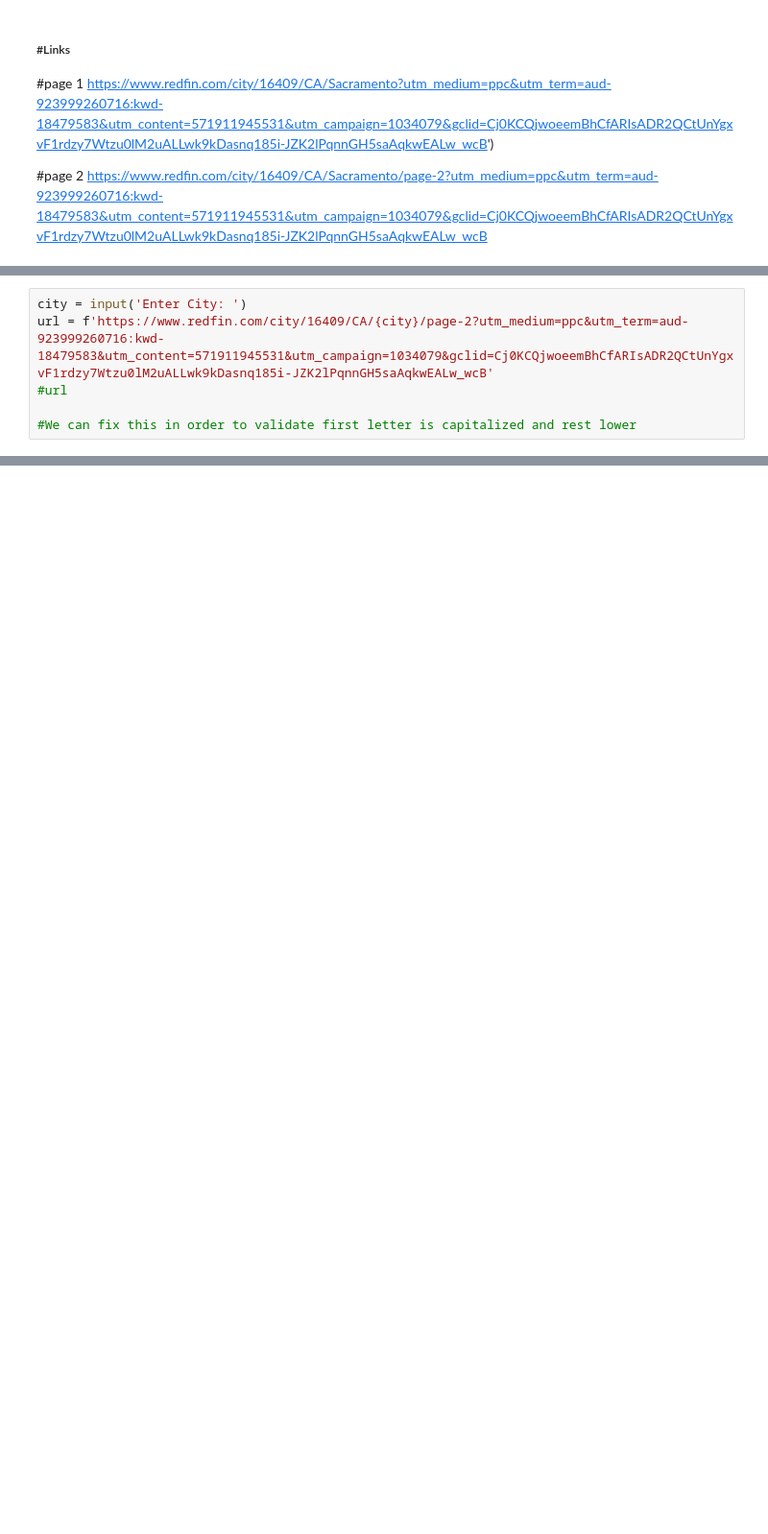
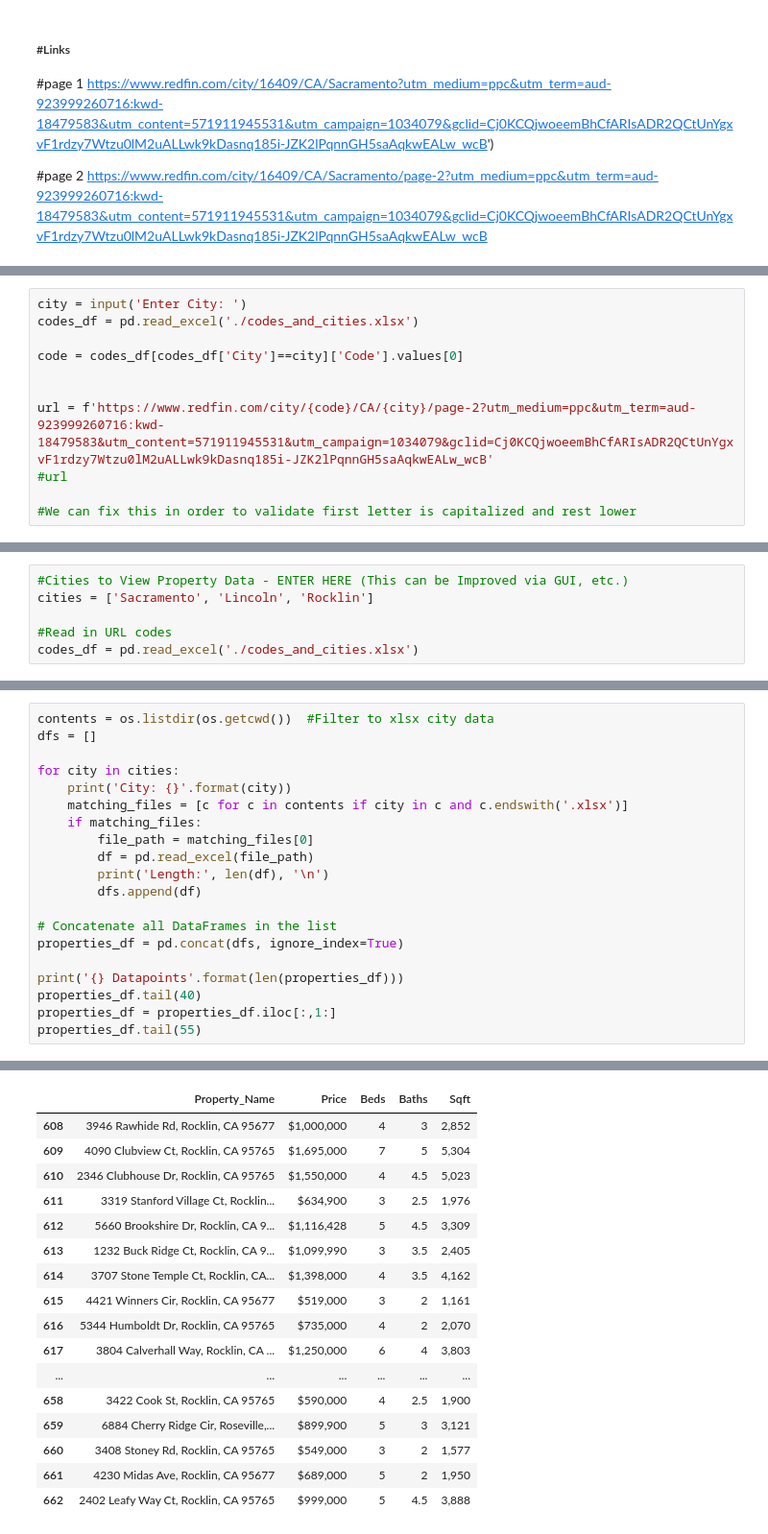
Before and after one commit to Skahlon7/_Spatial_, a Jupyter notebook: Zillow_API/api_fetch.ipynb, the cells around one changed output, grey strips where cells are left out. Shown at 96% size. Cells and saved outputs as stored; diff of their text form; blank space fills up the shorter version.

Commit message:
update
Algo applicable for diff cities

```diff
--- a/Zillow_API/api_fetch.ipynb
+++ b/Zillow_API/api_fetch.ipynb
@@ -199,6 +128,0 @@ property_df
-# %%
-city = input('Enter City: ')
-url = f'https://www.redfin.com/city/16409/CA/{city}/page-2?utm_medium=ppc&utm_term=aud-923999260716:kwd-18479583&utm_content=571911945531&utm_campaign=1034079&gclid=Cj0KCQjwoeemBhCfARIsADR2QCtUnYgxvF1rdzy7Wtzu0lM2uALLwk9kDasnq185i-JZK2lPqnnGH5saAqkwEALw_wcB'
-#url
-
-#We can fix this in order to validate first letter is capitalized and rest lower
@@ -288,0 +199,11 @@ property_df
+# %%
+city = input('Enter City: ')
+codes_df = pd.read_excel('./codes_and_cities.xlsx')
+
+code = codes_df[codes_df['City']==city]['Code'].values[0]
+
+
+url = f'https://www.redfin.com/city/{code}/CA/{city}/page-2?utm_medium=ppc&utm_term=aud-923999260716:kwd-18479583&utm_content=571911945531&utm_campaign=1034079&gclid=Cj0KCQjwoeemBhCfARIsADR2QCtUnYgxvF1rdzy7Wtzu0lM2uALLwk9kDasnq185i-JZK2lPqnnGH5saAqkwEALw_wcB'
+#url
+
+#We can fix this in order to validate first letter is capitalized and rest lower
@@ -288,0 +301,6 @@ property_df
+# %%
+#Cities to View Property Data - ENTER HERE (This can be Improved via GUI, etc.)
+cities = ['Sacramento', 'Lincoln', 'Rocklin']
+
+#Read in URL codes
+codes_df = pd.read_excel('./codes_and_cities.xlsx')
@@ -288,0 +384,21 @@ property_df
+# %%
+contents = os.listdir(os.getcwd())  #Filter to xlsx city data
+dfs = []
+
+for city in cities:
+    print('City: {}'.format(city))
+    matching_files = [c for c in contents if city in c and c.endswith('.xlsx')]
+    if matching_files:
+        file_path = matching_files[0]
+        df = pd.read_excel(file_path)
+        print('Length:', len(df), '\n')
+        dfs.append(df)
+
+# Concatenate all DataFrames in the list
+properties_df = pd.concat(dfs, ignore_index=True)
+
+print('{} Datapoints'.format(len(properties_df)))
+properties_df.tail(40)
+properties_df = properties_df.iloc[:,1:]
+properties_df.tail(55)
+# %% [output]
@@ -288,0 +415,17 @@ property_df
+|  | Property_Name | Price | Beds | Baths | Sqft |
+| 608 | 3946 Rawhide Rd, Rocklin, CA 95677 | $1,000,000 | 4 | 3 | 2,852 |
+| 609 | 4090 Clubview Ct, Rocklin, CA 95765 | $1,695,000 | 7 | 5 | 5,304 |
+| 610 | 2346 Clubhouse Dr, Rocklin, CA 95765 | $1,550,000 | 4 | 4.5 | 5,023 |
+| 611 | 3319 Stanford Village Ct, Rocklin... | $634,900 | 3 | 2.5 | 1,976 |
+| 612 | 5660 Brookshire Dr, Rocklin, CA 9... | $1,116,428 | 5 | 4.5 | 3,309 |
+| 613 | 1232 Buck Ridge Ct, Rocklin, CA 9... | $1,099,990 | 3 | 3.5 | 2,405 |
+| 614 | 3707 Stone Temple Ct, Rocklin, CA... | $1,398,000 | 4 | 3.5 | 4,162 |
+| 615 | 4421 Winners Cir, Rocklin, CA 95677 | $519,000 | 3 | 2 | 1,161 |
+| 616 | 5344 Humboldt Dr, Rocklin, CA 95765 | $735,000 | 4 | 2 | 2,070 |
+| 617 | 3804 Calverhall Way, Rocklin, CA ... | $1,250,000 | 6 | 4 | 3,803 |
+| ... | ... | ... | ... | ... | ... |
+| 658 | 3422 Cook St, Rocklin, CA 95765 | $590,000 | 4 | 2.5 | 1,900 |
+| 659 | 6884 Cherry Ridge Cir, Roseville,... | $899,900 | 5 | 3 | 3,121 |
+| 660 | 3408 Stoney Rd, Rocklin, CA 95765 | $549,000 | 3 | 2 | 1,577 |
+| 661 | 4230 Midas Ave, Rocklin, CA 95677 | $689,000 | 5 | 2 | 1,950 |
+| 662 | 2402 Leafy Way Ct, Rocklin, CA 95765 | $999,000 | 5 | 4.5 | 3,888 |
```
Also changed, not shown: parts of 33 cells of this notebook, 5 other files.
